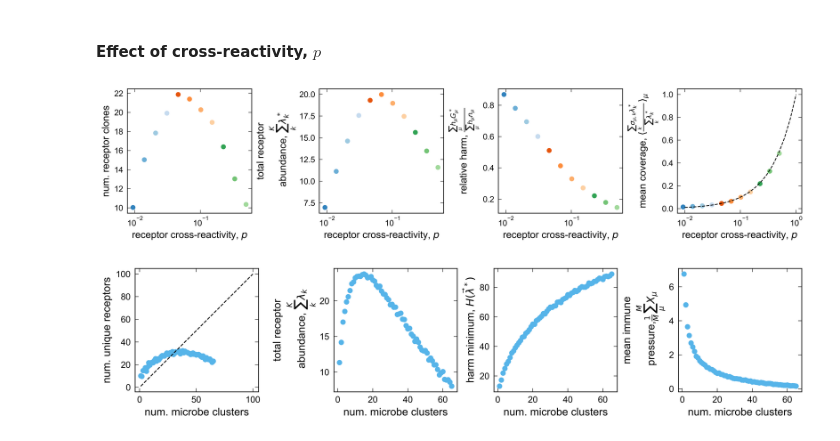
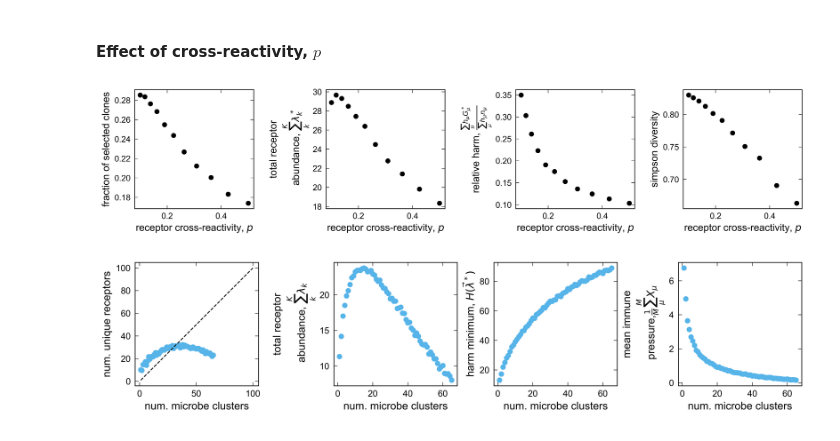
Before and after one commit to obinna-ukogu/gutimmune, a Jupyter notebook: explore-microbiome-genetic-structure.ipynb, the cells around one changed output. Cells and saved outputs as stored; diff of their text form; code cells hidden in the pictures.

```diff
--- a/explore-microbiome-genetic-structure.ipynb
+++ b/explore-microbiome-genetic-structure.ipynb
@@ -500,16 +506,18 @@ X_opts = []
 obj_X_dist = []
 obj_minimizer_dist = []
 rec_cov_dist = []
+simpson_index_list = []
 
-m, k = len(hCom1), 100
-runs = 25
+
+m, k = 10, 20
+runs = 200
 ps = np.logspace(np.log10(1/m), np.log10(1/2), 11)
 
 for i, p in enumerate(ps):
-    obj_min, obj_minimizer_cumul, obj_minimizer, obj_rec_num, X, obj_X_ratio, rec_cov = 0.0, 0.0, [], 0.0, 0.0, [], []
+    obj_min, obj_minimizer_cumul, obj_minimizer, obj_rec_num, X, obj_X_ratio, rec_cov, simpson_index = 0.0, 0.0, [], 0.0, 0.0, [], [], 0.0
     for r in np.arange(0,runs):
         Sigma = np.unique(np.random.binomial(1, p, size = (m,k)).dot(np.diag(np.random.uniform(low=0.0, high=1.0, size=k))), axis = 1)
-        res_harm = minimize(objective, args = (1/k, Sigma, np.ones(m), hCom1.values, np.zeros(m)),
+        res_harm = minimize(objective, args = (1/k, Sigma, np.ones(m), np.ones(m), np.zeros(m)),
                  x0 = np.ones(Sigma.shape[1]).tolist(),
                  tol=tol,
                  constraints = LinearConstraint(np.eye(Sigma.shape[1]), 0.0, np.inf))
@@ -517,9 +525,10 @@ for i, p in enumerate(ps):
         obj_minimizer_cumul += np.sum(res_harm.x)
         obj_minimizer += (res_harm.x).tolist()
         obj_X_ratio += (Sigma.dot(np.maximum(res_harm.x,0))/np.sum(np.maximum(res_harm.x,0))).tolist()
-        rec_cov += np.sum(np.diag(hCom1.values).dot(Sigma), axis = 0).tolist()
-        obj_rec_num += np.sum(res_harm.x > tol)
+        rec_cov += np.sum(np.diag(np.ones(m)).dot(Sigma), axis = 0).tolist()
+        obj_rec_num += np.sum(res_harm.x > 1.0)
         X += Sigma.dot(np.maximum(res_harm.x,0))
+        simpson_index += 1 - np.sum(np.maximum(res_harm.x, 0)*(np.maximum(res_harm.x, 0) -1))/(np.sum(np.maximum(res_harm.x, 0))*(np.sum(np.maximum(res_harm.x, 0)) -1))
 
     lam_opts.append(obj_minimizer_cumul/runs)
     obj_opts.append(obj_min/runs)
@@ -528,35 +537,35 @@ for i, p in enumerate(ps):
     rec_cov_dist.append(rec_cov)
     rec_num_opts.append(obj_rec_num/runs)
     X_opts.append(X/runs)
+    simpson_index_list.append(simpson_index/runs)
-# %%
-# Plot numerical values and analytic values verus beta
-fig, axs = plt.subplots(1, 4, dpi = 300, figsize=(12, 3), layout='constrained')
-
-axs[0].scatter(ps, rec_num_opts, color = [cmap(i) for i, c in enumerate(ps)])
-# axs[0].plot([1.0,m], [1.0,m], 'k--')
-axs[0].set(ylabel=r'num. receptor clones',xlabel=r'receptor cross-reactivity, $p$')
-
-axs[1].scatter(ps, lam_opts, color = [cmap(i) for i, c in enumerate(ps)])
-axs[1].set(ylabel='total receptor\n abundance, '+r'$\sum_k^K \lambda_k^*$', xlabel=r'receptor cross-reactivity, $p$')
-# axs[1].semilogy()
-
-axs[2].scatter(ps, (np.array(obj_opts) - 1/k*np.array(lam_opts))/np.sum(hCom1), color = [cmap(i) for i, c in enumerate(ps)])
-axs[2].set(ylabel=r'relative harm, $\frac{\sum_\mu h_\mu G_\mu^*}{\sum_\mu h_\mu n_\mu}$', xlabel=r'receptor cross-reactivity, $p$')
-
-axs[3].scatter(ps, [np.sum(u/(lam_opts[i] if lam_opts[i] > tol else 0))/m for i,u in enumerate(X_opts)], color = [cmap(i) for i, c in enumerate(ps)])
-axs[3].set(ylabel=r'mean coverage, $\langle \frac{\sum_k\sigma_{\mu,k}\lambda_k^*}{\sum_k\lambda_k^*}\rangle_\mu$', xlabel=r'receptor cross-reactivity, $p$')
-axs[3].plot(np.logspace(-2,0, 20), np.logspace(-2,0, 20), 'k--')
-
-for j, ax in enumerate(axs.flat):
-    ax.semilogx()
-    ax.xaxis.set_tick_params(labelbottom=True)
-    ax.yaxis.set_tick_params(labelleft=True)
-    ax.minorticks_off()
-    ax.set_box_aspect(1)
-
-fig.savefig('_figs/fig8_many_receptors_cross_reactivity'+'.png', dpi=300, bbox_inches='tight')
-# %% [output]
-[figure, removed]
+# %%
+# Plot numerical values and analytic values verus beta
+fig, axs = plt.subplots(1, 4, dpi = 300, figsize=(12, 2.5), layout='constrained')
+
+axs[0].scatter(ps, np.array(rec_num_opts)/k, color = 'k')
+# axs[0].plot([1.0,m], [1.0,m], 'k--')
+axs[0].set(ylabel=r'fraction of selected clones',xlabel=r'receptor cross-reactivity, $p$')
+
+axs[1].scatter(ps, lam_opts, color = 'k')
+axs[1].set(ylabel='total receptor\n abundance, '+r'$\sum_k^K \lambda_k^*$', xlabel=r'receptor cross-reactivity, $p$')
+# axs[1].semilogy()
+
+axs[2].scatter(ps, (np.array(obj_opts) - 1/k*np.array(lam_opts))/m, color = 'k')
+axs[2].set(ylabel=r'relative harm, $\frac{\sum_\mu h_\mu G_\mu^*}{\sum_\mu h_\mu n_\mu}$', xlabel=r'receptor cross-reactivity, $p$')
+
+axs[3].scatter(ps, simpson_index_list, color = 'k')
+axs[3].set(ylabel=r'simpson diversity', xlabel=r'receptor cross-reactivity, $p$')
+
+for j, ax in enumerate(axs.flat):
+    # ax.semilogx()
+    ax.xaxis.set_tick_params(labelbottom=True)
+    ax.yaxis.set_tick_params(labelleft=True)
+    ax.minorticks_off()
+    ax.set_box_aspect(1)
+
+fig.savefig('_figs/fig8_many_receptors_cross_reactivity'+'.png', dpi=300, bbox_inches='tight')
+# %% [output]
+[figure, added]
 # %%
 # # Initialize lists for storing results
 # lam_opts = []
```
Also changed, not shown: parts of 5 cells of this notebook, 35 other files.
